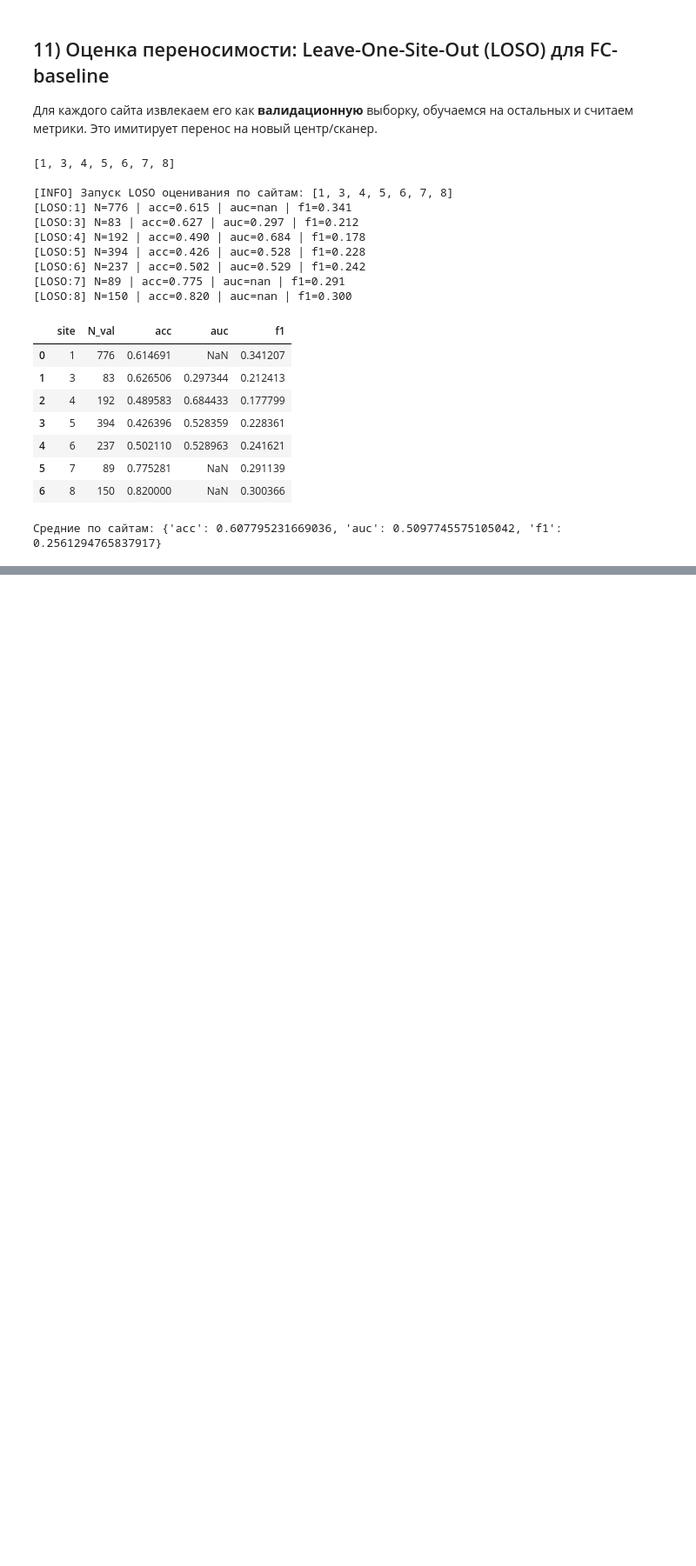
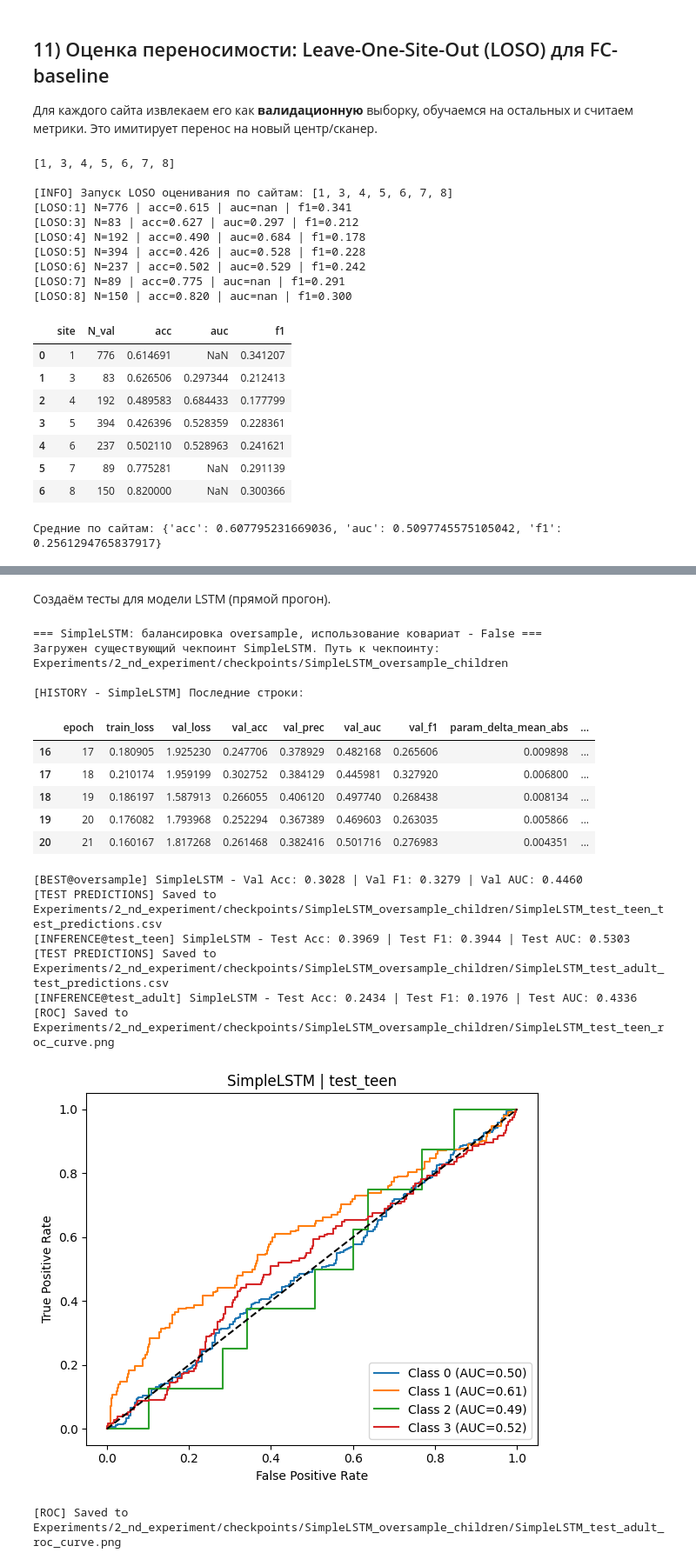
Before and after one commit to Amissum/ADHD_connectome_biomarkers_transfer_research, a Jupyter notebook: ADHD200/Pipelines/AthenaPipeline/Iter_3_ADHD200_train_v3.ipynb, the cells around one changed output, grey strips where cells are left out. Shown at 87% size. Drawn from its saved outputs; the diff is of its cells as text; code cells hidden in the pictures; blank space fills up the shorter version.

Commit message:
Added full Experiment 2 flow with outout artifacts saving

```diff
--- a/ADHD200/Pipelines/AthenaPipeline/Iter_3_ADHD200_train_v3.ipynb
+++ b/ADHD200/Pipelines/AthenaPipeline/Iter_3_ADHD200_train_v3.ipynb
@@ -2880,0 +2953,19 @@ else:
+# %%
+# Разделение данных на различные возрастные когорты (по признаку age_cohort)
+data_df_children = data_df[data_df['age_cohort'] == 'children'].reset_index(drop=True)
+print(f"Количество записей в когорте 'children': {len(data_df_children)}")
+display(data_df_children.head())
+
+data_df_teen = data_df[data_df['age_cohort'] == 'teen'].reset_index(drop=True)
+print(f"\nКоличество записей в когорте 'teen': {len(data_df_teen)}")
+display(data_df_teen.head())
+
+data_df_adult = data_df[data_df['age_cohort'] == 'adult'].reset_index(drop=True)
+print(f"\nКоличество записей в когорте 'adult': {len(data_df_adult)}")
+display(data_df_adult.head())
+
+# Дополнительные датасеты со смежными когортами
+data_df_children_teen = data_df[data_df['age_cohort'].isin(['children', 'teen'])].reset_index(drop=True)
+print(f"\nКоличество записей в когорте 'children + teen': {len(data_df_children_teen)}")
+data_df_teen_adult = data_df[data_df['age_cohort'].isin(['teen', 'adult'])].reset_index(drop=True)
+print(f"\nКоличество записей в когорте 'teen + adult': {len(data_df_teen_adult)}")
@@ -2880,0 +3289,50 @@ else:
+# %% [markdown]
+Создаём тесты для модели LSTM (прямой прогон).
+# %%
+# Создаём эксперимент Train Children -> Test Teen (для SimpleLSTM)
+experiment_lstm_children = SingleExperimentWithTests(
+    model=SimpleLSTM(n_rois=children_dl_over.ROI, n_classes=N_CLASSES, cov_dim=children_dl_over.cov_dim_s, hidden=64, num_layers=1).to(DEVICE),
+    experiment_data_loader=children_dl_over,
+    reuse_baseline_models=REUSE_BASELINE_MODELS,
+    class_counts_main=class_counts_main,
+    checkpoint_dir=CHECKPOINT_DIR_2,
+    experiment_tag='children',
+    device=DEVICE,
+    epochs=EPOCHS,
+    lr=LR,
+    weight_decay=WEIGHT_DECAY,
+    debug=True,
+    early_metric=EARLY_STOP_METRIC,
+    patience=EARLY_STOP_PATIENCE,
+    min_delta=MIN_DELTA_IMPROVE,
+    class_weight_strength=1.0,
+    test_loaders={'test_teen': teen_dl_over.inference_loader,
+                  'test_adult': adult_dl_over.inference_loader}
+)
+
+experiment_lstm_children.train()
+experiment_lstm_children.evaluate()
+
+# Запуск тестов и построение ROC кривых для эксперимента Train Children -> Test Teen.
+# Ожидаем, что для смежной когорты teens результаты по AUC будут лучше, чем для более удалённой когорты adults.
+experiment_lstm_children.run_tests()
+experiment_lstm_children.plot_test_roc()
+# %% [output]
+=== SimpleLSTM: балансировка oversample, использование ковариат - False ===
+Загружен существующий чекпоинт SimpleLSTM. Путь к чекпоинту: Experiments/2_nd_experiment/checkpoints/SimpleLSTM_oversample_children
+
+[HISTORY - SimpleLSTM] Последние строки:
+|  | epoch | train_loss | val_loss | val_acc | val_prec | val_auc | val_f1 | param_delta_mean_abs | ... |
+| 16 | 17 | 0.180905 | 1.925230 | 0.247706 | 0.378929 | 0.482168 | 0.265606 | 0.009898 | ... |
+| 17 | 18 | 0.210174 | 1.959199 | 0.302752 | 0.384129 | 0.445981 | 0.327920 | 0.006800 | ... |
+| 18 | 19 | 0.186197 | 1.587913 | 0.266055 | 0.406120 | 0.497740 | 0.268438 | 0.008134 | ... |
+| 19 | 20 | 0.176082 | 1.793968 | 0.252294 | 0.367389 | 0.469603 | 0.263035 | 0.005866 | ... |
+| 20 | 21 | 0.160167 | 1.817268 | 0.261468 | 0.382416 | 0.501716 | 0.276983 | 0.004351 | ... |
+[BEST@oversample] SimpleLSTM - Val Acc: 0.3028 | Val F1: 0.3279 | Val AUC: 0.4460
+[TEST PREDICTIONS] Saved to Experiments/2_nd_experiment/checkpoints/SimpleLSTM_oversample_children/SimpleLSTM_test_teen_test_predictions.csv
+[INFERENCE@test_teen] SimpleLSTM - Test Acc: 0.3969 | Test F1: 0.3944 | Test AUC: 0.5303
+[TEST PREDICTIONS] Saved to Experiments/2_nd_experiment/checkpoints/SimpleLSTM_oversample_children/SimpleLSTM_test_adult_test_predictions.csv
+[INFERENCE@test_adult] SimpleLSTM - Test Acc: 0.2434 | Test F1: 0.1976 | Test AUC: 0.4336
+[ROC] Saved to Experiments/2_nd_experiment/checkpoints/SimpleLSTM_oversample_children/SimpleLSTM_test_teen_roc_curve.png
+[figure, added]
+[ROC] Saved to Experiments/2_nd_experiment/checkpoints/SimpleLSTM_oversample_children/SimpleLSTM_test_adult_roc_curve.png
```
Also changed, not shown: parts of 59 cells of this notebook.
